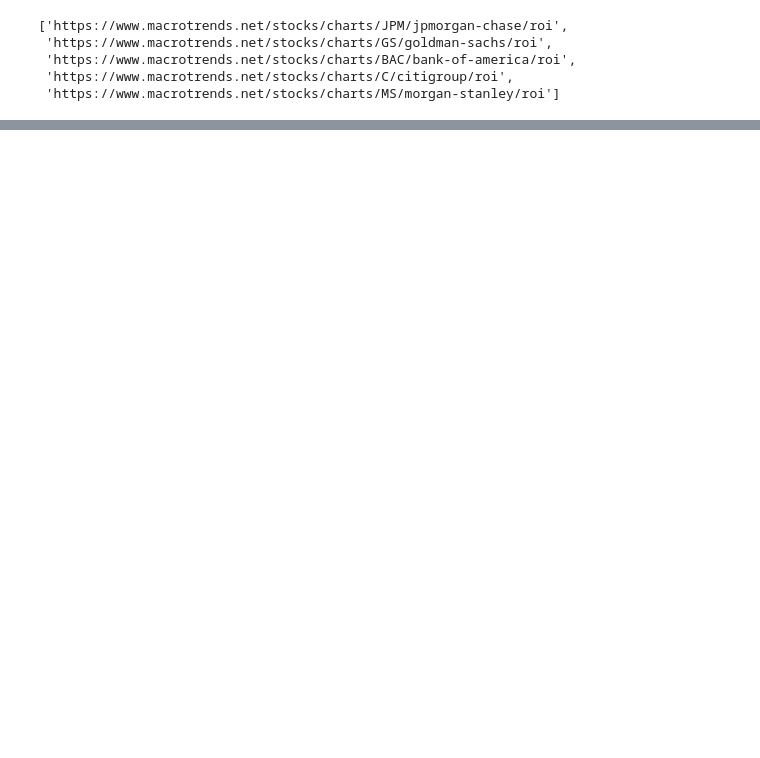
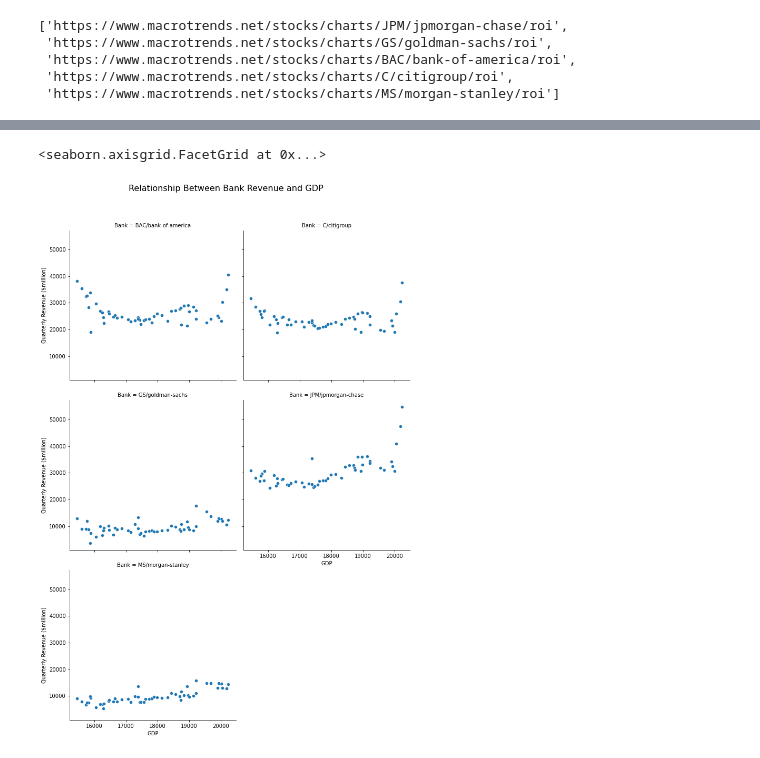
Before and after one commit to siyuan221/inv_bank, a Jupyter notebook: proj.ipynb, the cells around one changed output, grey strips where cells are left out. Cells and saved outputs as stored; diff of their text form; code cells hidden in the pictures; blank space fills up the shorter version.

```diff
--- a/proj.ipynb
+++ b/proj.ipynb
@@ -122,0 +154,4 @@ sp500 = pd.read_csv('sp500_index.csv')
+# %%
+GDP = web.DataReader('GDPC1', 'fred', start='2010-01-01').dropna().resample('Q').last()
+# %%
+gdp_bank = pd.merge(rev_pivot, GDP, left_index=True, right_index=True, how='inner')
@@ -122,0 +162,10 @@ sp500 = pd.read_csv('sp500_index.csv')
+# %%
+import seaborn as sns
+
+g = sns.relplot(data=gdp_bank.melt(id_vars='GDPC1', var_name='Bank'), x='GDPC1', y='value', col='Bank', col_wrap=2, kind='scatter')
+g.fig.subplots_adjust(top=0.9)
+g.fig.suptitle('Relationship Between Bank Revenue and GDP', fontsize=16)
+g.set_axis_labels('GDP', 'Quarterly Revenue ($million)')
+# %% [output]
+<seaborn.axisgrid.FacetGrid at 0x...>
+[figure, added]
```
Also changed, not shown: parts of 18 cells of this notebook.
